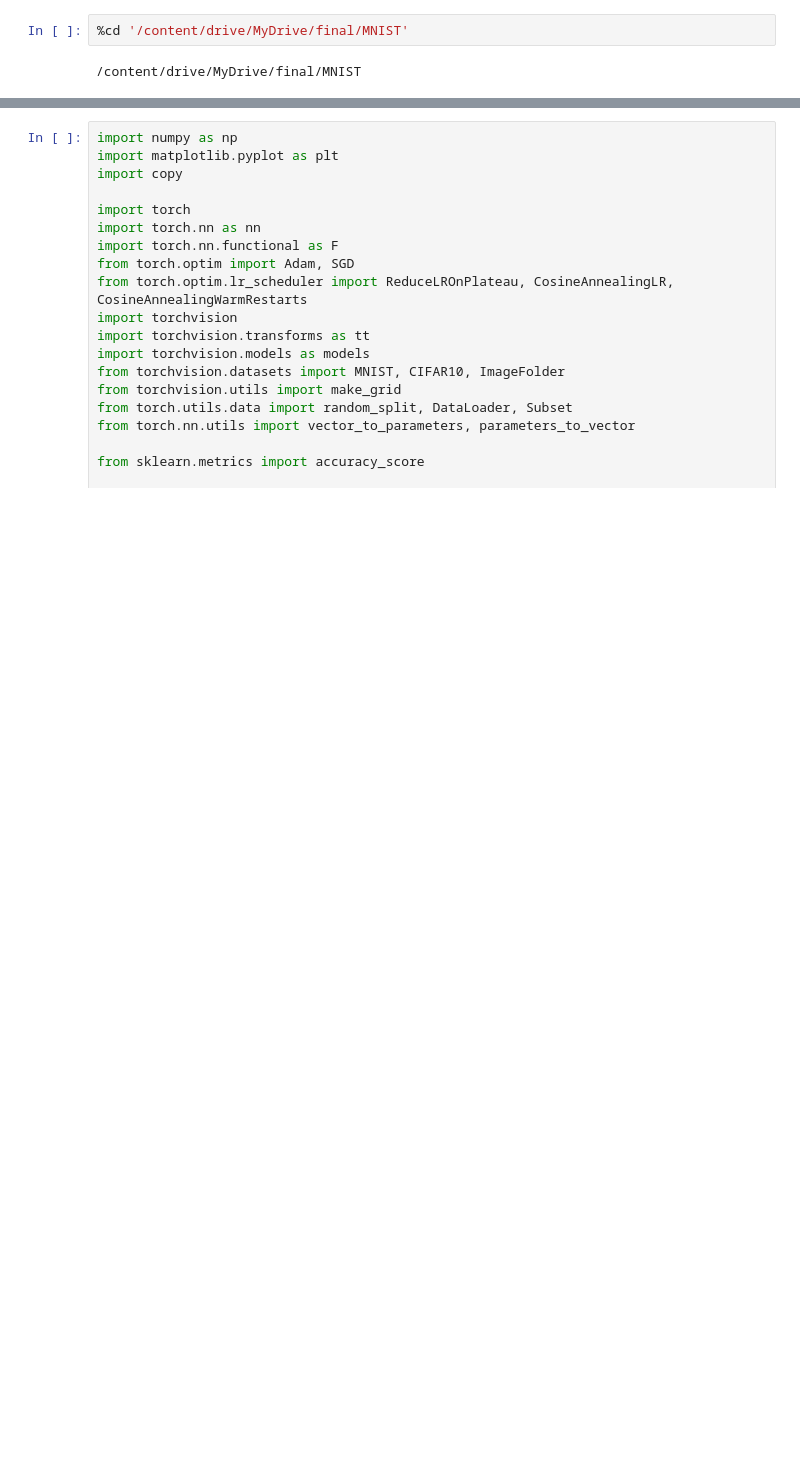
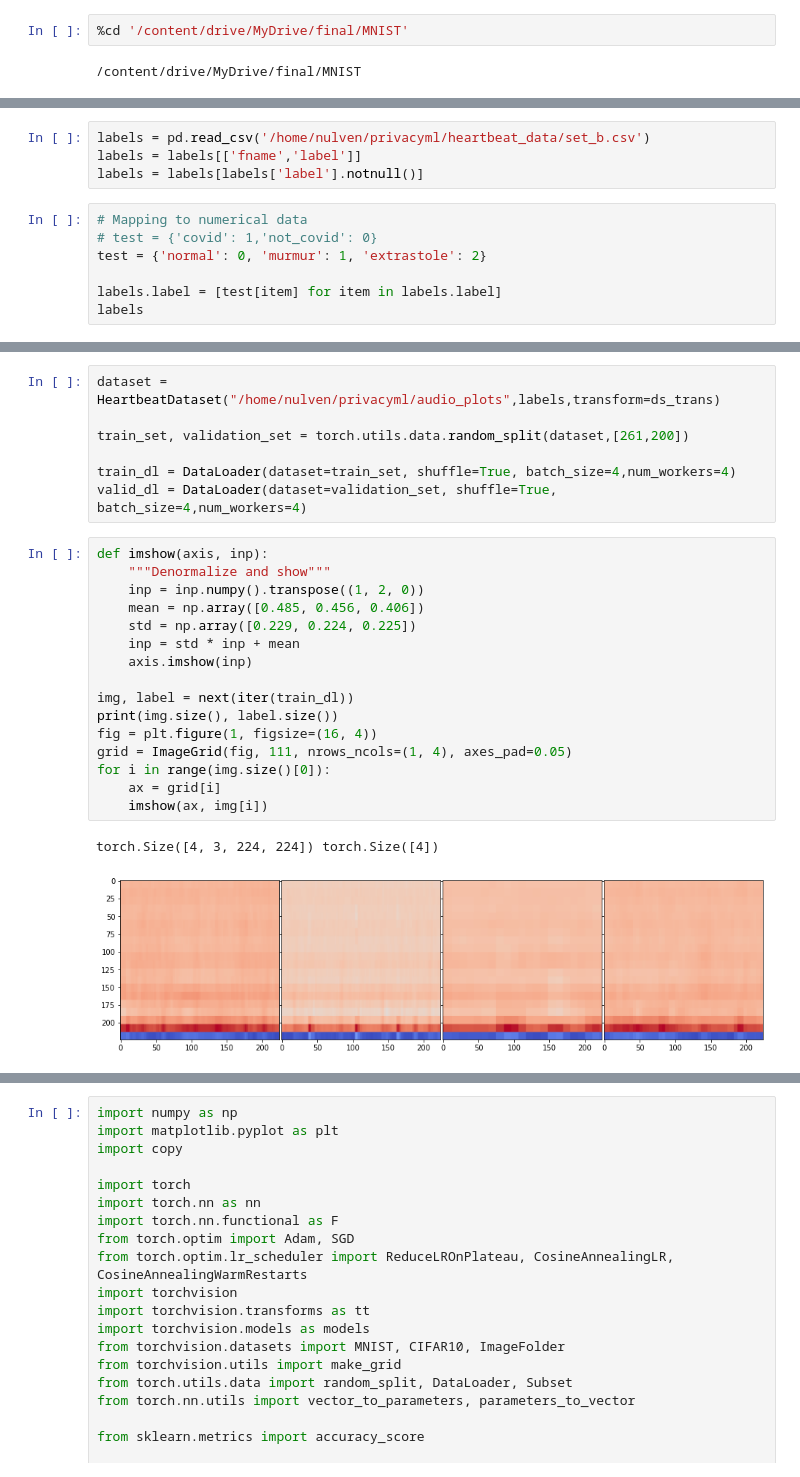
Before and after one commit to nulven/PrivacyML, a Jupyter notebook: FInal_MNIST.ipynb, the cells around one changed output, grey strips where cells are left out. Cells and saved outputs as stored; diff of their text form; blank space fills up the shorter version.

```diff
--- a/FInal_MNIST.ipynb
+++ b/FInal_MNIST.ipynb
@@ -6,0 +107,11 @@
+# %%
+labels = pd.read_csv('/home/nulven/privacyml/heartbeat_data/set_b.csv')
+labels = labels[['fname','label']]
+labels = labels[labels['label'].notnull()]
+# %%
+# Mapping to numerical data
+# test = {'covid': 1,'not_covid': 0}
+test = {'normal': 0, 'murmur': 1, 'extrastole': 2}
+
+labels.label = [test[item] for item in labels.label]
+labels
@@ -6,0 +213,26 @@
+# %%
+dataset = HeartbeatDataset("/home/nulven/privacyml/audio_plots",labels,transform=ds_trans)
+
+train_set, validation_set = torch.utils.data.random_split(dataset,[261,200])
+
+train_dl = DataLoader(dataset=train_set, shuffle=True, batch_size=4,num_workers=4)
+valid_dl = DataLoader(dataset=validation_set, shuffle=True, batch_size=4,num_workers=4)
+# %%
+def imshow(axis, inp):
+    """Denormalize and show"""
+    inp = inp.numpy().transpose((1, 2, 0))
+    mean = np.array([0.485, 0.456, 0.406])
+    std = np.array([0.229, 0.224, 0.225])
+    inp = std * inp + mean
+    axis.imshow(inp)
+
+img, label = next(iter(train_dl))
+print(img.size(), label.size())
+fig = plt.figure(1, figsize=(16, 4))
+grid = ImageGrid(fig, 111, nrows_ncols=(1, 4), axes_pad=0.05)
+for i in range(img.size()[0]):
+    ax = grid[i]
+    imshow(ax, img[i])
+# %% [output]
+torch.Size([4, 3, 224, 224]) torch.Size([4])
+[figure, added]
```
Also changed, not shown: parts of 25 cells of this notebook.
